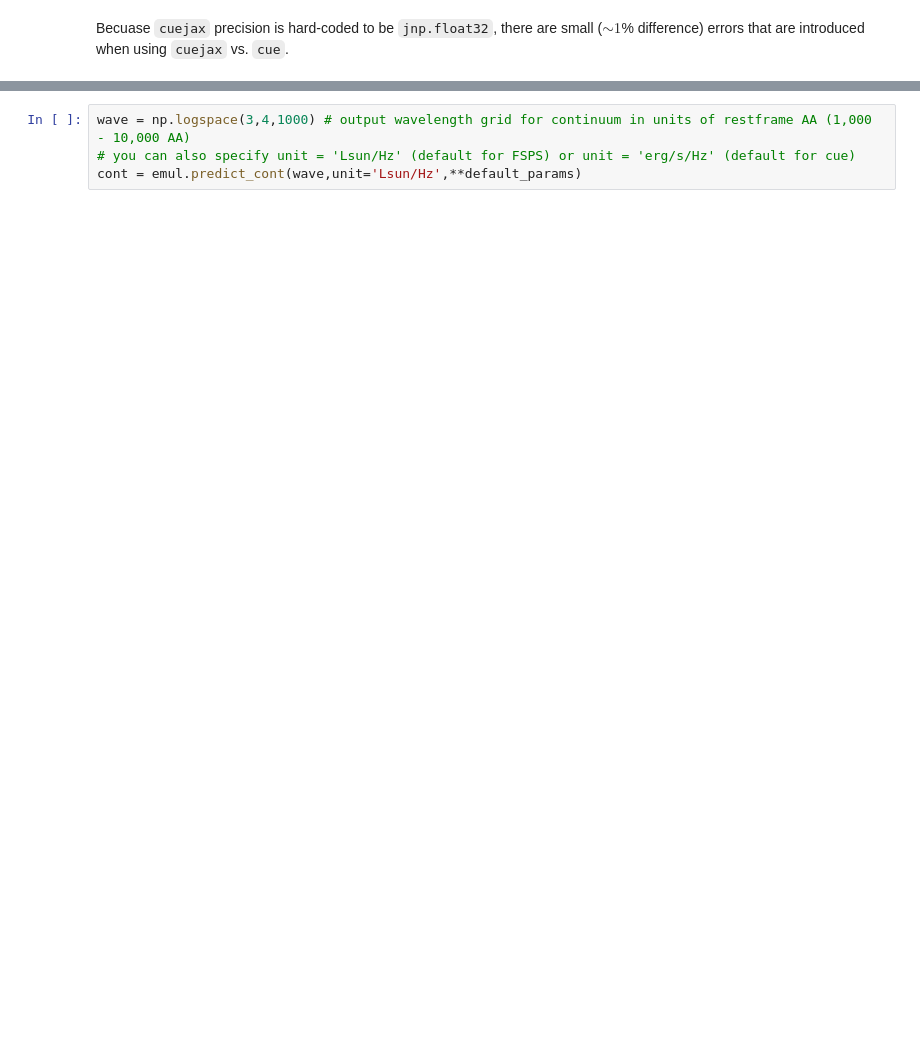
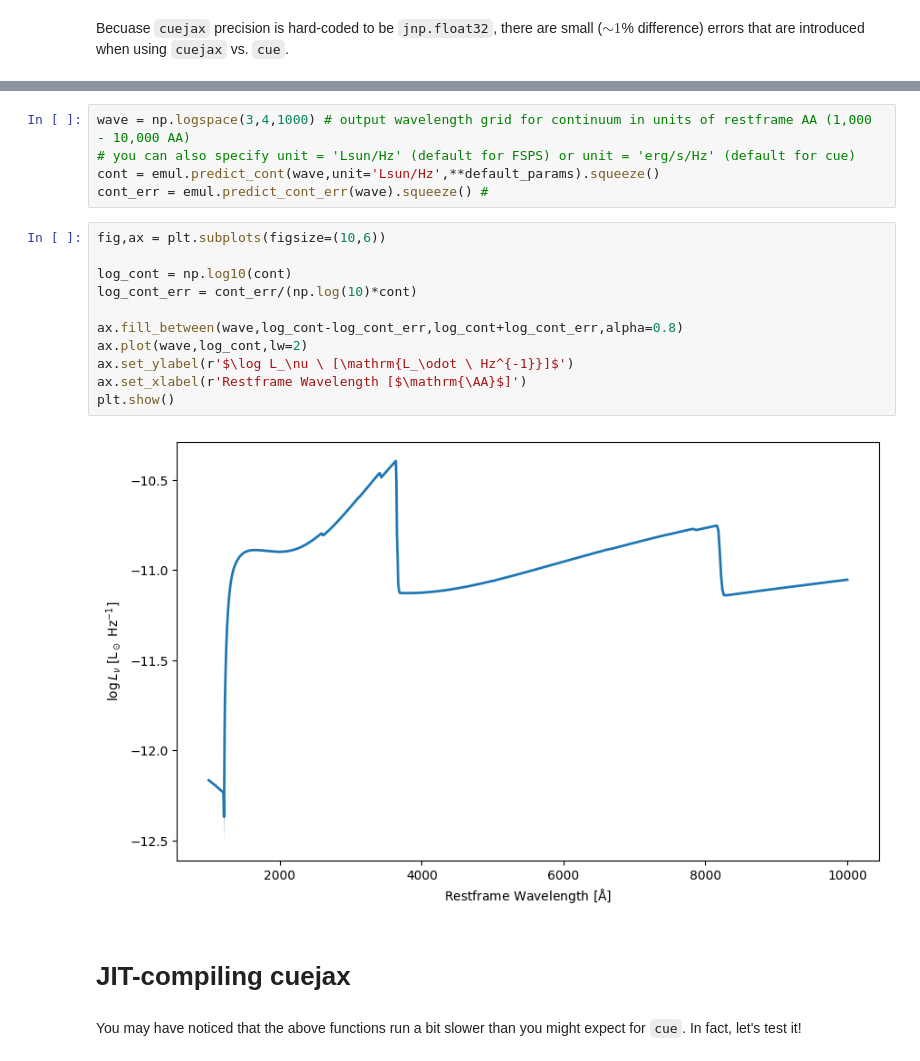
Before and after one commit to yi-jia-li/cue, a Jupyter notebook: demo/cuejax_demo.ipynb, the cells around one changed output, grey strips where cells are left out. Saved outputs shown, nothing was run; the diff lists cells and outputs as text; blank space fills up the shorter version.

```diff
--- a/demo/cuejax_demo.ipynb
+++ b/demo/cuejax_demo.ipynb
@@ -52,4 +78,22 @@ C 1 609.590m = 0.0006868058 Lsun
 # %%
 wave = np.logspace(3,4,1000) # output wavelength grid for continuum in units of restframe AA (1,000 - 10,000 AA)
 # you can also specify unit = 'Lsun/Hz' (default for FSPS) or unit = 'erg/s/Hz' (default for cue)
-cont = emul.predict_cont(wave,unit='Lsun/Hz',**default_params)
+cont = emul.predict_cont(wave,unit='Lsun/Hz',**default_params).squeeze()
+cont_err = emul.predict_cont_err(wave).squeeze() #
+# %%
+fig,ax = plt.subplots(figsize=(10,6))
+
+log_cont = np.log10(cont)
+log_cont_err = cont_err/(np.log(10)*cont)
+
+ax.fill_between(wave,log_cont-log_cont_err,log_cont+log_cont_err,alpha=0.8)
+ax.plot(wave,log_cont,lw=2)
+ax.set_ylabel(r'$\log L_\nu \ [\mathrm{L_\odot \ Hz^{-1}}]$')
+ax.set_xlabel(r'Restframe Wavelength [$\mathrm{\AA}$]')
+plt.show()
+# %% [output]
+[figure, added]
+# %% [markdown]
+# JIT-compiling cuejax
+# %% [markdown]
+You may have noticed that the above functions run a bit slower than you might expect for `cue`. In fact, let's test it!
```
Also changed, not shown: parts of 14 cells of this notebook, 2 other files.
